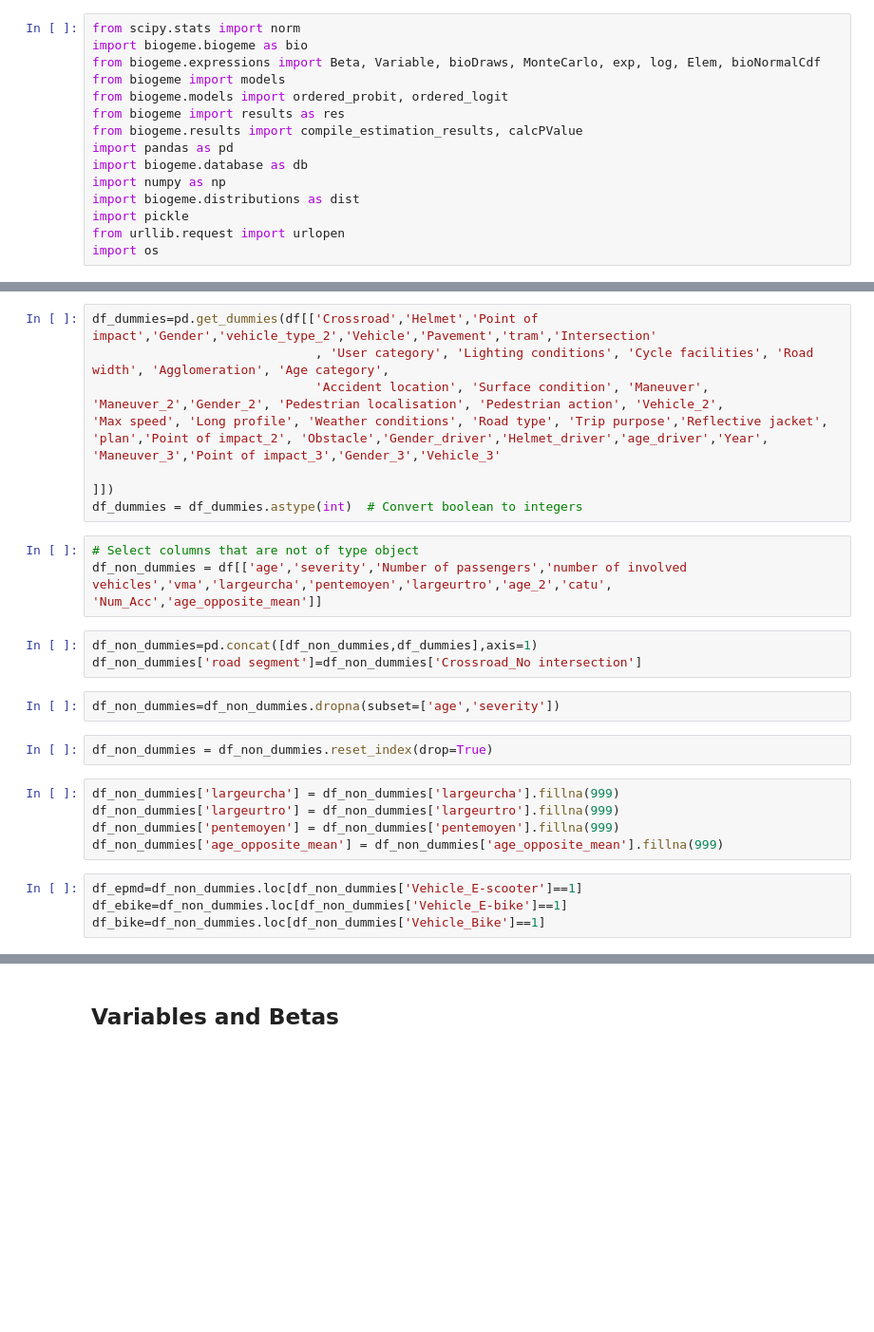
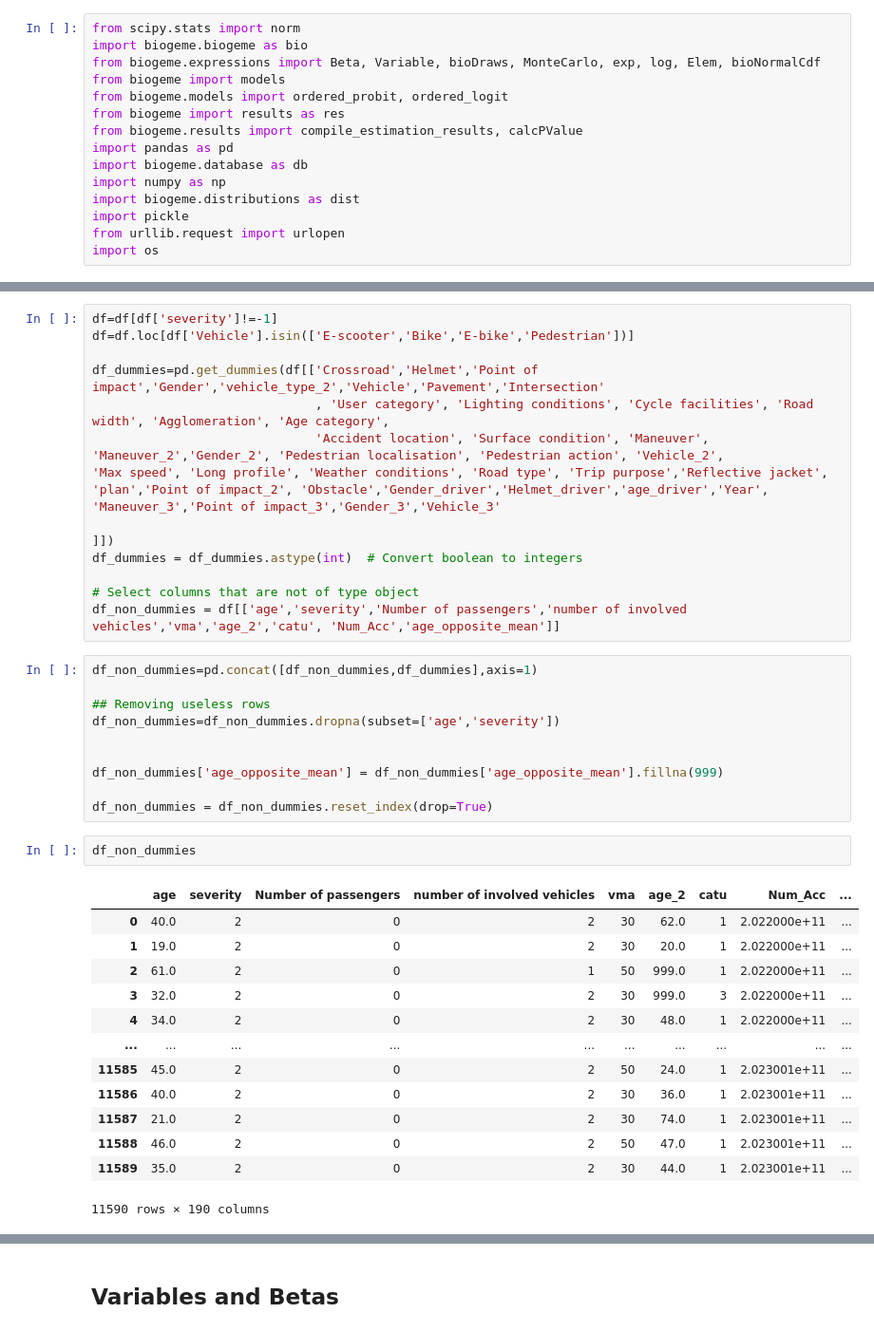
Before and after one commit to martin1207/modeling-mmv-severity, a Jupyter notebook: modeling_development.ipynb, the cells around one changed output, grey strips where cells are left out. Shown at 95% size. Saved outputs shown, nothing was run; the diff lists cells and outputs as text; blank space fills up the shorter version.

```diff
--- a/modeling_development.ipynb
+++ b/modeling_development.ipynb
@@ -34,28 +20,41 @@ df['plan']=df['plan'].astype(str)
 # %%
-df_dummies=pd.get_dummies(df[['Crossroad','Helmet','Point of impact','Gender','vehicle_type_2','Vehicle','Pavement','tram','Intersection'
+df=df[df['severity']!=-1]
+df=df.loc[df['Vehicle'].isin(['E-scooter','Bike','E-bike','Pedestrian'])]
+
+df_dummies=pd.get_dummies(df[['Crossroad','Helmet','Point of impact','Gender','vehicle_type_2','Vehicle','Pavement','Intersection'
                               , 'User category', 'Lighting conditions', 'Cycle facilities', 'Road width', 'Agglomeration', 'Age category',
                               'Accident location', 'Surface condition', 'Maneuver', 'Maneuver_2','Gender_2', 'Pedestrian localisation', 'Pedestrian action', 'Vehicle_2',
 'Max speed', 'Long profile', 'Weather conditions', 'Road type', 'Trip purpose','Reflective jacket', 'plan','Point of impact_2', 'Obstacle','Gender_driver','Helmet_driver','age_driver','Year', 'Maneuver_3','Point of impact_3','Gender_3','Vehicle_3'
 
 ]])
 df_dummies = df_dummies.astype(int)  # Convert boolean to integers
+
+# Select columns that are not of type object
+df_non_dummies = df[['age','severity','Number of passengers','number of involved vehicles','vma','age_2','catu', 'Num_Acc','age_opposite_mean']]
-# %%
-# Select columns that are not of type object
-df_non_dummies = df[['age','severity','Number of passengers','number of involved vehicles','vma','largeurcha','pentemoyen','largeurtro','age_2','catu', 'Num_Acc','age_opposite_mean']]
 # %%
 df_non_dummies=pd.concat([df_non_dummies,df_dummies],axis=1)
-df_non_dummies['road segment']=df_non_dummies['Crossroad_No intersection']
+
+## Removing useless rows
+df_non_dummies=df_non_dummies.dropna(subset=['age','severity'])
+
+
+df_non_dummies['age_opposite_mean'] = df_non_dummies['age_opposite_mean'].fillna(999)
+
+df_non_dummies = df_non_dummies.reset_index(drop=True)
-# %%
-df_non_dummies=df_non_dummies.dropna(subset=['age','severity'])
-# %%
-df_non_dummies = df_non_dummies.reset_index(drop=True)
-# %%
-df_non_dummies['largeurcha'] = df_non_dummies['largeurcha'].fillna(999)
-df_non_dummies['largeurtro'] = df_non_dummies['largeurtro'].fillna(999)
-df_non_dummies['pentemoyen'] = df_non_dummies['pentemoyen'].fillna(999)
-df_non_dummies['age_opposite_mean'] = df_non_dummies['age_opposite_mean'].fillna(999)
-# %%
-df_epmd=df_non_dummies.loc[df_non_dummies['Vehicle_E-scooter']==1]
-df_ebike=df_non_dummies.loc[df_non_dummies['Vehicle_E-bike']==1]
-df_bike=df_non_dummies.loc[df_non_dummies['Vehicle_Bike']==1]
+# %%
+df_non_dummies
+# %% [output]
+|  | age | severity | Number of passengers | number of involved vehicles | vma | age_2 | catu | Num_Acc | ... |
+| 0 | 40.0 | 2 | 0 | 2 | 30 | 62.0 | 1 | 2.022000e+11 | ... |
+| 1 | 19.0 | 2 | 0 | 2 | 30 | 20.0 | 1 | 2.022000e+11 | ... |
+| 2 | 61.0 | 2 | 0 | 1 | 50 | 999.0 | 1 | 2.022000e+11 | ... |
+| 3 | 32.0 | 2 | 0 | 2 | 30 | 999.0 | 3 | 2.022000e+11 | ... |
+| 4 | 34.0 | 2 | 0 | 2 | 30 | 48.0 | 1 | 2.022000e+11 | ... |
+| ... | ... | ... | ... | ... | ... | ... | ... | ... | ... |
+| 11585 | 45.0 | 2 | 0 | 2 | 50 | 24.0 | 1 | 2.023001e+11 | ... |
+| 11586 | 40.0 | 2 | 0 | 2 | 30 | 36.0 | 1 | 2.023001e+11 | ... |
+| 11587 | 21.0 | 2 | 0 | 2 | 30 | 74.0 | 1 | 2.023001e+11 | ... |
+| 11588 | 46.0 | 2 | 0 | 2 | 50 | 47.0 | 1 | 2.023001e+11 | ... |
+| 11589 | 35.0 | 2 | 0 | 2 | 30 | 44.0 | 1 | 2.023001e+11 | ... |
+11590 rows × 190 columns
 # %%
```
Also changed, not shown: parts of 19 cells of this notebook, 3 other files.
